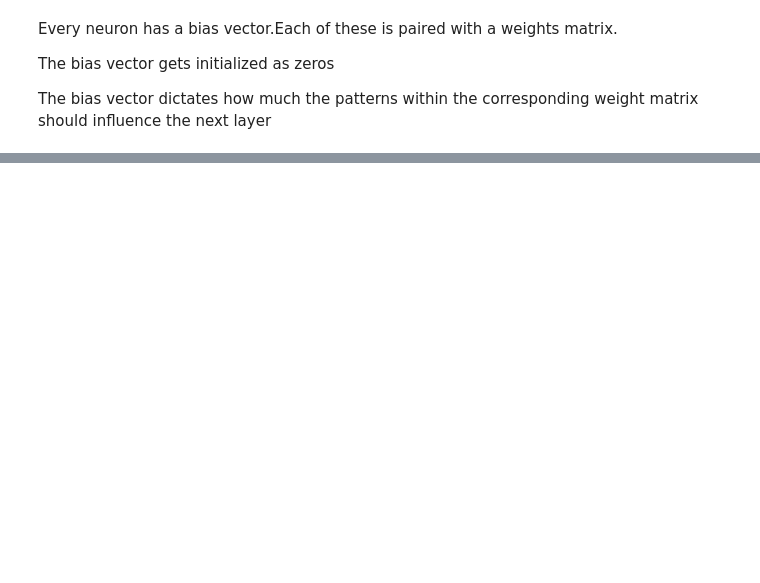
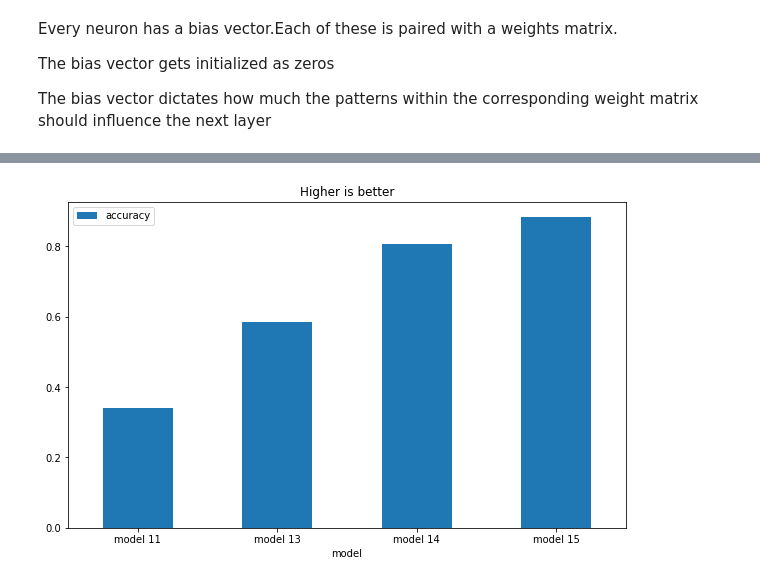
Before and after one commit to adrikosm/Tensorflow_Certification, a Jupyter notebook: Neural Network Intro/Classification/Neural_Network_Classification.ipynb, the cells around one changed output, grey strips where cells are left out. Cells and saved outputs as stored; diff of their text form; code cells hidden in the pictures; blank space fills up the shorter version.

```diff
--- a/Neural Network Intro/Classification/Neural_Network_Classification.ipynb
+++ b/Neural Network Intro/Classification/Neural_Network_Classification.ipynb
@@ -1270,0 +1270,6 @@ plot_model(model_14,show_shapes=True)
+# %%
+model_results_df.plot(x="model",y="accuracy",kind="bar")
+plt.xticks(rotation="horizontal")
+plt.title("Higher is better");
+# %% [output]
+[figure, added]
```
Also changed, not shown: parts of 27 cells of this notebook, 1 other file.
